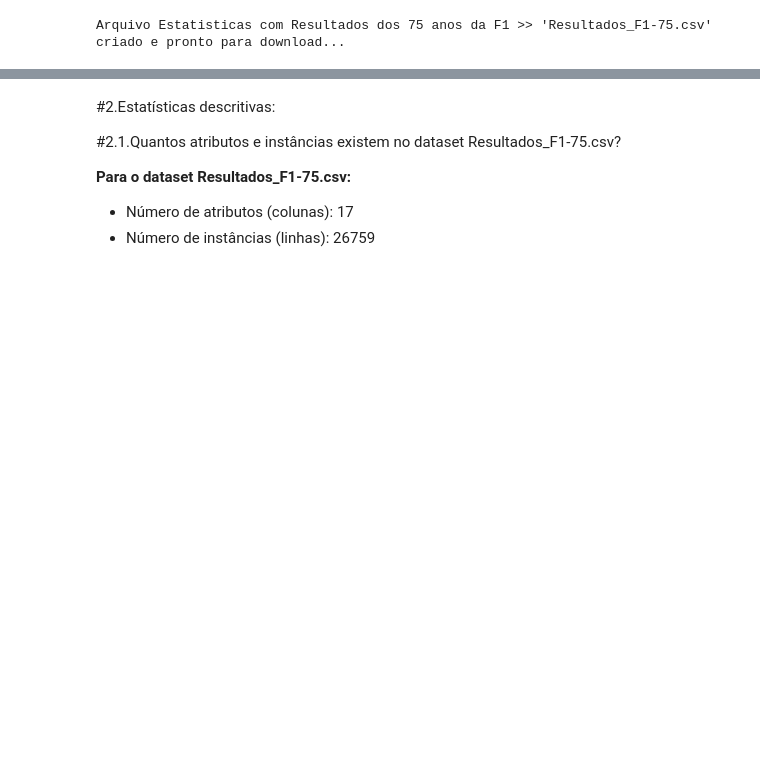
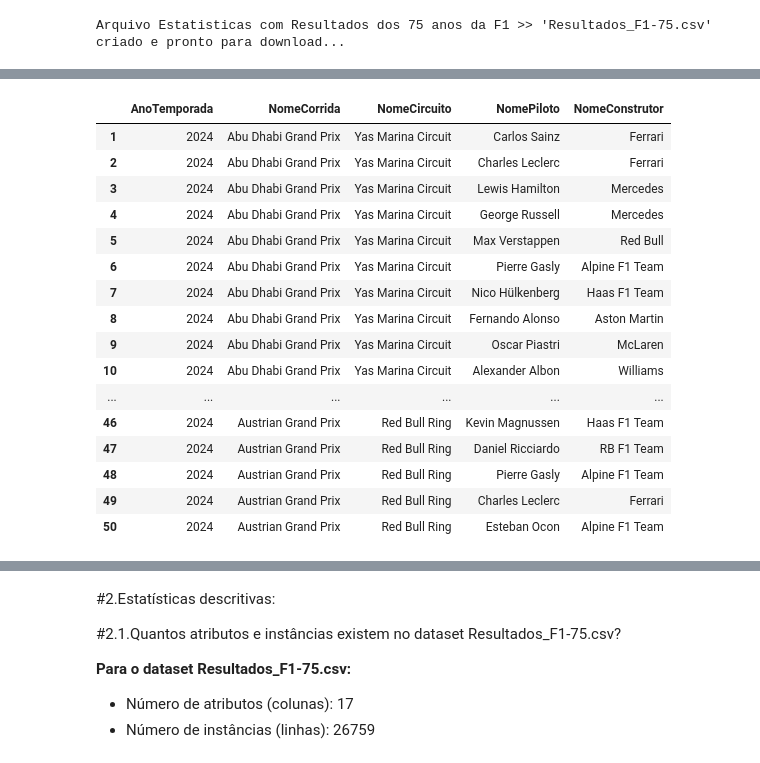
Before and after one commit to emersonvasconcelos/f1, a Jupyter notebook: MVP_F1_Warm_Up.ipynb, the cells around one changed output, grey strips where cells are left out. Drawn from its saved outputs; the diff is of its cells as text; code cells hidden in the pictures; blank space fills up the shorter version.

```diff
--- a/MVP_F1_Warm_Up.ipynb
+++ b/MVP_F1_Warm_Up.ipynb
@@ -309,0 +541,21 @@ Arquivo Estatisticas com Resultados dos 75 anos da F1 >> 'Resultados_F1-75.csv'
+# %%
+# selecionando um subconjunto linhas e colunas
+mvp_f1.loc[1:50, ['AnoTemporada', 'NomeCorrida', 'NomeCircuito', 'NomePiloto', 'NomeConstrutor']]
+# %% [output]
+|  | AnoTemporada | NomeCorrida | NomeCircuito | NomePiloto | NomeConstrutor |
+| 1 | 2024 | Abu Dhabi Grand Prix | Yas Marina Circuit | Carlos Sainz | Ferrari |
+| 2 | 2024 | Abu Dhabi Grand Prix | Yas Marina Circuit | Charles Leclerc | Ferrari |
+| 3 | 2024 | Abu Dhabi Grand Prix | Yas Marina Circuit | Lewis Hamilton | Mercedes |
+| 4 | 2024 | Abu Dhabi Grand Prix | Yas Marina Circuit | George Russell | Mercedes |
+| 5 | 2024 | Abu Dhabi Grand Prix | Yas Marina Circuit | Max Verstappen | Red Bull |
+| 6 | 2024 | Abu Dhabi Grand Prix | Yas Marina Circuit | Pierre Gasly | Alpine F1 Team |
+| 7 | 2024 | Abu Dhabi Grand Prix | Yas Marina Circuit | Nico Hülkenberg | Haas F1 Team |
+| 8 | 2024 | Abu Dhabi Grand Prix | Yas Marina Circuit | Fernando Alonso | Aston Martin |
+| 9 | 2024 | Abu Dhabi Grand Prix | Yas Marina Circuit | Oscar Piastri | McLaren |
+| 10 | 2024 | Abu Dhabi Grand Prix | Yas Marina Circuit | Alexander Albon | Williams |
+| ... | ... | ... | ... | ... | ... |
+| 46 | 2024 | Austrian Grand Prix | Red Bull Ring | Kevin Magnussen | Haas F1 Team |
+| 47 | 2024 | Austrian Grand Prix | Red Bull Ring | Daniel Ricciardo | RB F1 Team |
+| 48 | 2024 | Austrian Grand Prix | Red Bull Ring | Pierre Gasly | Alpine F1 Team |
+| 49 | 2024 | Austrian Grand Prix | Red Bull Ring | Charles Leclerc | Ferrari |
+| 50 | 2024 | Austrian Grand Prix | Red Bull Ring | Esteban Ocon | Alpine F1 Team |
```
Also changed, not shown: parts of 125 cells of this notebook.
